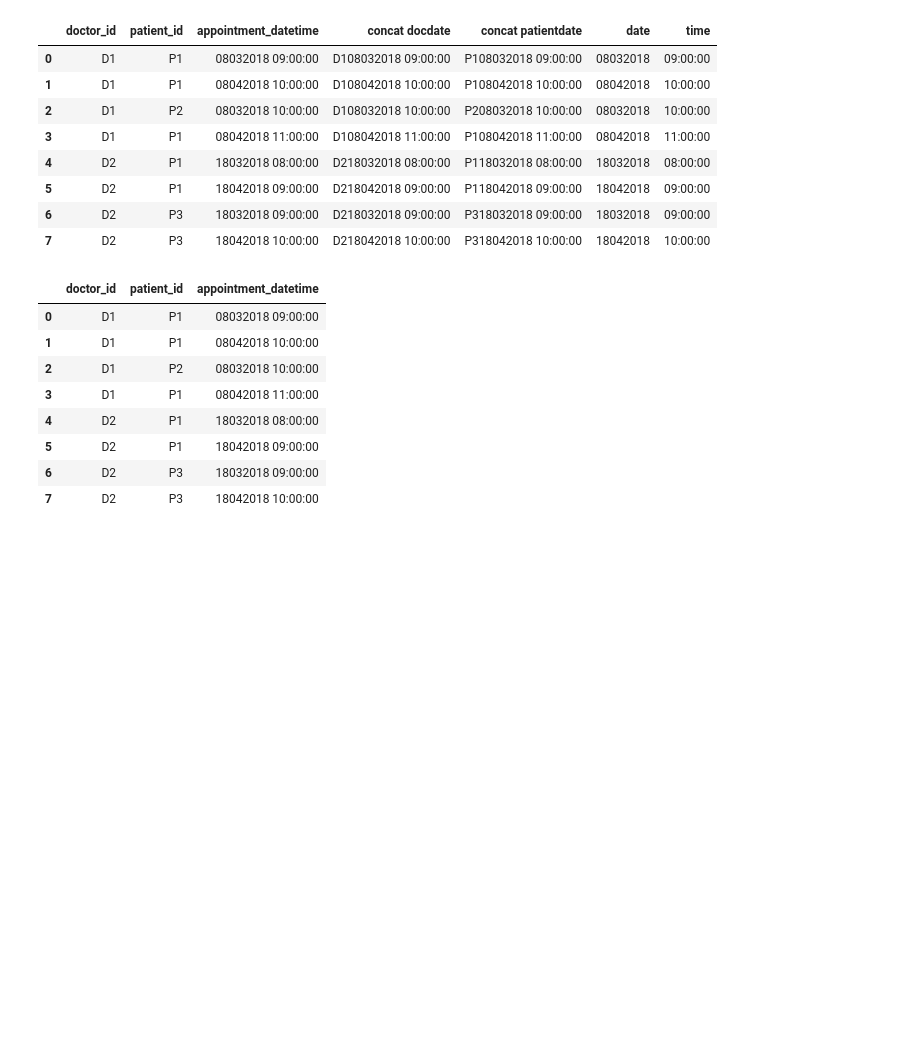
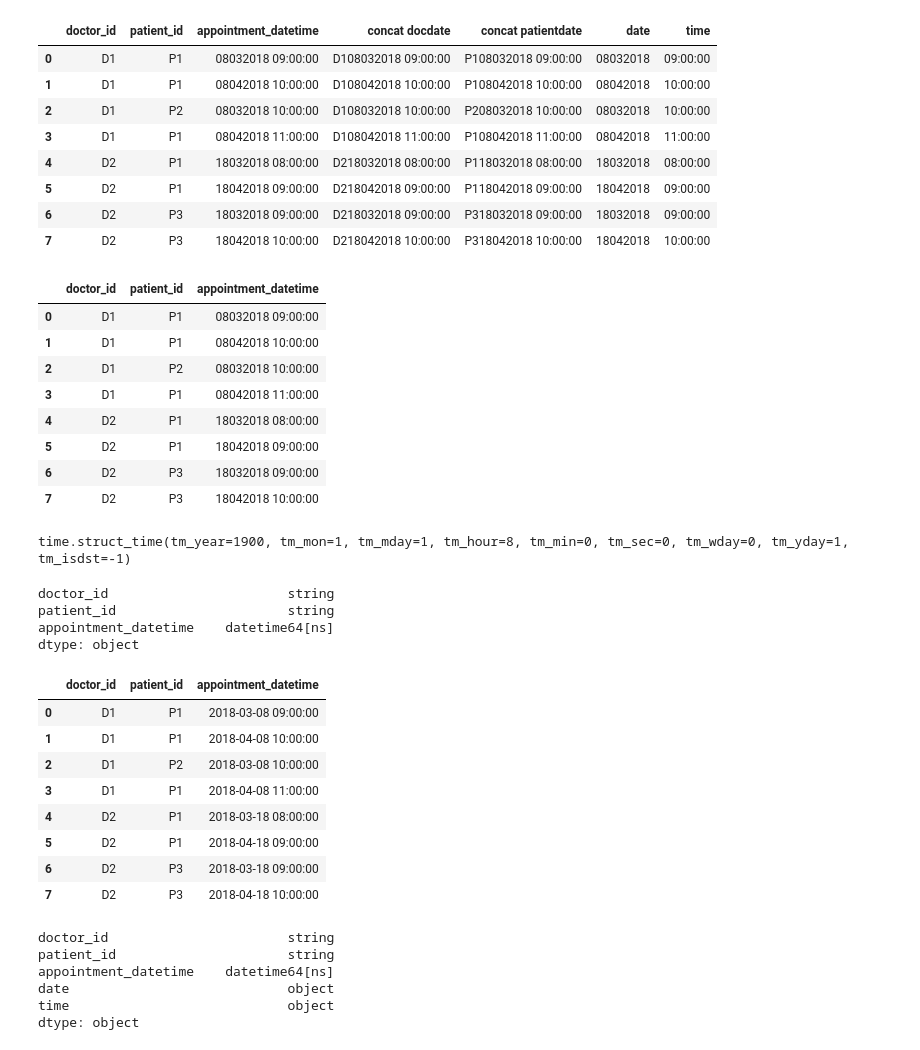
Before and after one commit to jasonltr/data4life, a Jupyter notebook: solution.ipynb, the cells around one changed output. Saved outputs shown, nothing was run; the diff lists cells and outputs as text; code cells hidden in the pictures; blank space fills up the shorter version.

```diff
--- a/solution.ipynb
+++ b/solution.ipynb
@@ -63,7 +63,12 @@ def patient_id_input():
     patient = str(input('Please enter your patient id: '))
     return patient
 def time_input():
-    time = str(input("Please enter your preferred time in HH:MM:SS: "))
+    while True:
+        time = str(input("Please enter your preferred time in HH:MM:SS: "))
+        if time > '16:00:00' or time < '08:00:00':
+            print('Appointment times must be between 08:00:00 and 16:00:00')
+            continue
+        break
     return time
 # %%
 # Q2:
@@ -267,3 +272,32 @@ data.iloc[:,:3]
 | 5 | D2 | P1 | 18042018 09:00:00 |
 | 6 | D2 | P3 | 18032018 09:00:00 |
 | 7 | D2 | P3 | 18042018 10:00:00 |
+# %%
+import time
+import datetime as dt
+time_obj = time.strptime(time_input(),"%H:%M:%S")
+
+print(time_obj)
+# %% [output]
+time.struct_time(tm_year=1900, tm_mon=1, tm_mday=1, tm_hour=8, tm_min=0, tm_sec=0, tm_wday=0, tm_yday=1, tm_isdst=-1)
+# %%
+data['appointment_datetime'] = pd.to_datetime(data['appointment_datetime'],format="%d%m%Y %H:%M:%S")
+# %%
+data.dtypes
+# %% [output]
+doctor_id                       string
+patient_id                      string
+appointment_datetime    datetime64[ns]
+dtype: object
+# %%
+data
+# %% [output]
+|  | doctor_id | patient_id | appointment_datetime |
+| 0 | D1 | P1 | 2018-03-08 09:00:00 |
+| 1 | D1 | P1 | 2018-04-08 10:00:00 |
+| 2 | D1 | P2 | 2018-03-08 10:00:00 |
+| 3 | D1 | P1 | 2018-04-08 11:00:00 |
+| 4 | D2 | P1 | 2018-03-18 08:00:00 |
+| 5 | D2 | P1 | 2018-04-18 09:00:00 |
+| 6 | D2 | P3 | 2018-03-18 09:00:00 |
+| 7 | D2 | P3 | 2018-04-18 10:00:00 |
@@ -269,0 +307,9 @@ data.iloc[:,:3]
+# %%
+data.dtypes
+# %% [output]
+doctor_id                       string
+patient_id                      string
+appointment_datetime    datetime64[ns]
+date                            object
+time                            object
+dtype: object
```
Also changed, not shown: parts of 2 cells of this notebook.
